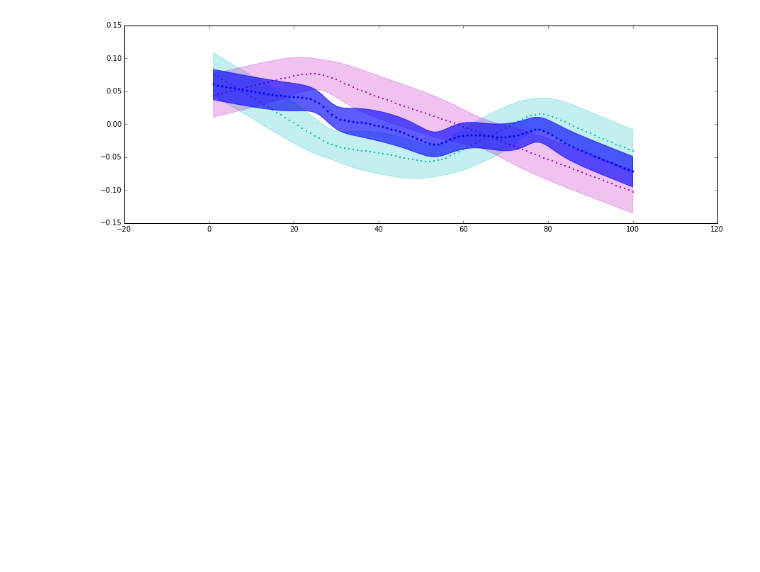
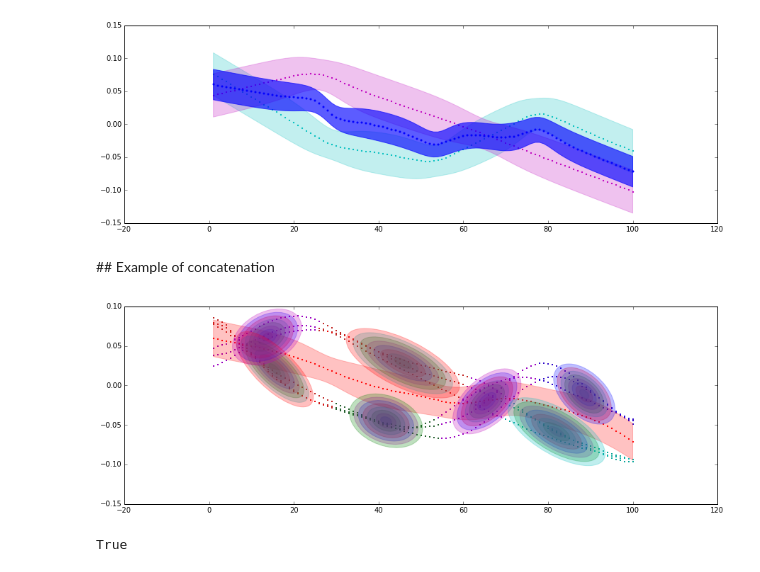
Before and after one commit to show0k/gmm-lbd, a Jupyter notebook: notebooks/calinon_tests.ipynb, the cells around one changed output. Cells and saved outputs as stored; diff of their text form; code cells hidden in the pictures; blank space fills up the shorter version.

```diff
--- a/notebooks/calinon_tests.ipynb
+++ b/notebooks/calinon_tests.ipynb
@@ -62,5 +64,23 @@ plot_2D_mean_covars(x, gmm_product(x, gmm1, gmm2), ax=ax, size=0.8)
 # %% [output]
 [figure]
+# %% [markdown]
+## Example of concatenation
+# %%
+delta = max(gmm1.X_[:, 0]) - max(gmm2.X_[:, 0])
+gmm2.X_[:, 0] += delta
+gmm2.means_[:, 0] += delta
+
+
+gmm3 = seq(gmm1,gmm2)
+ax = gmm3.plot_ellipses(gmm3.X_)
+plot_2D_mean_covars(x, gmm3.regression(x),ax=ax, color='r', size= 0.3)
+# %% [output]
+[figure, added]
+# %%
+temporal='add'
+temporal == 'add'
+# %% [output]
+True
 # %%
 manager.add_dataset(data3_a[:,[0,1]],name='data3a')
 manager.add_dataset(data3_b[:,[0,1]],name='data3b')
```
Also changed, not shown: parts of 13 cells of this notebook, 2 other files.
